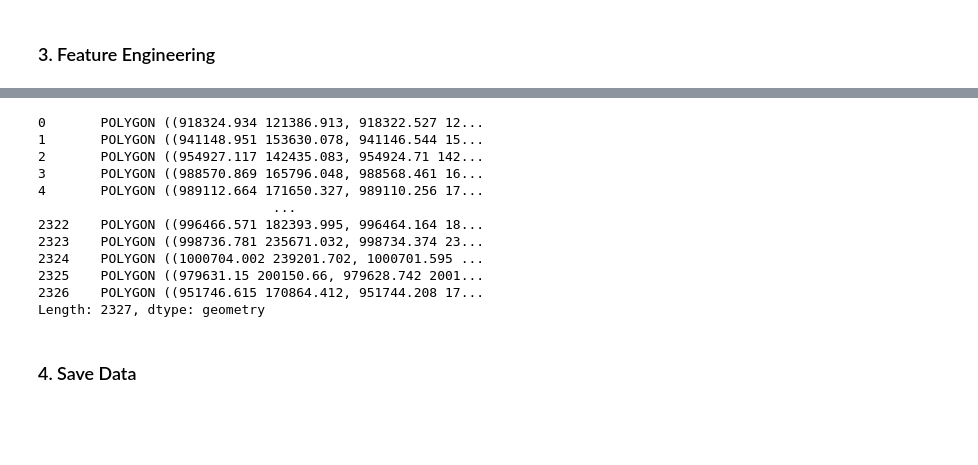
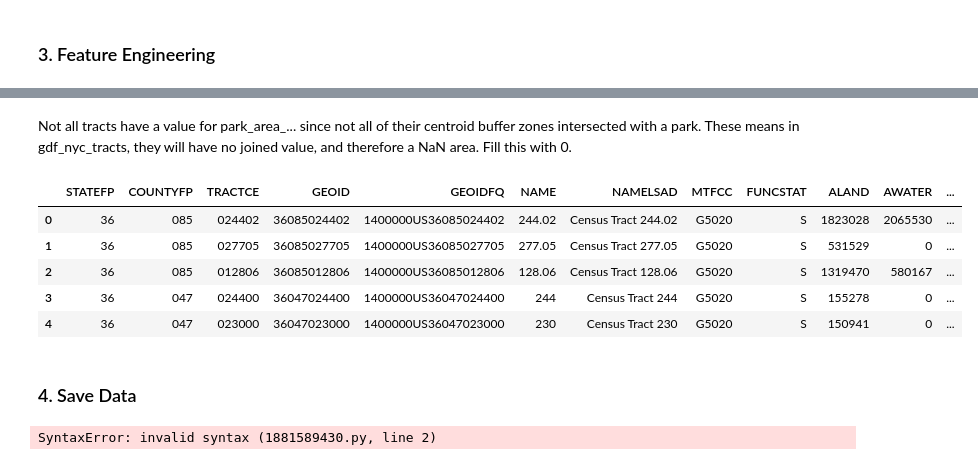
Before and after one commit to yousefja/nori, a Jupyter notebook: notebooks/08_vector_feature_engineering.ipynb, the cells around one changed output, grey strips where cells are left out. Saved outputs shown, nothing was run; the diff lists cells and outputs as text; code cells hidden in the pictures; blank space fills up the shorter version.

Commit message:
created distance to parks and park are in buffer zones feature engineering

```diff
--- a/notebooks/08_distance_to_parks.ipynb
+++ b/notebooks/08_vector_feature_engineering.ipynb
@@ -122,14 +132,14 @@ tract_buffers_500m.to_file("data/processed/buffer_zones.gpkg")
 # %%
-# create new polygons which are the intersections of census tract buffers and nyc park polygons
+# intersect tract buffer zones with nyc parks (creates new polygons)
 # here we use only park polygons since park points do not have an area - see model feature documentation for notes
-gdf_intersections_500m = gpd.overlay(gdf_nyc_parks_polygons, tract_buffers_500m, how='intersection')
-gdf_intersections_1km = gpd.overlay(gdf_nyc_parks_polygons, tract_buffers_1km, how='intersection')
+gdf_intersections_500m = gpd.overlay(gdf_nyc_parks_polygons, tract_centroid_buffers_500m, how='intersection')
+gdf_intersections_1km = gpd.overlay(gdf_nyc_parks_polygons, tract_centroid_buffers_1km, how='intersection')
 # %%
 # calculate area per polygon (after intersection, each row (polygon) is the part of a park that fell within the buffer zone of a tract- this
 # could be either a whole park, or just a part of a park which spanned multiple tract buffer zones)
-gdf_intersections_500m['park_area'] = gdf_intersections_500m.geometry.area
-gdf_intersections_1km['park_area'] = gdf_intersections_1km.geometry.area
+gdf_intersections_500m['park_area_500m_centroid'] = gdf_intersections_500m.geometry.area
+gdf_intersections_1km['park_area_1km_centroid'] = gdf_intersections_1km.geometry.area
 
-# calculate total area of park per tract buffer zone by summing all polygon areas above by GEOID
-gdf_park_area_500m = gdf_intersections_500m.groupby('GEOID')['park_area'].sum()
-gdf_park_area_1km = gdf_intersections_1km.groupby('GEOID')['park_area'].sum()
+# calculate total area of park per tract buffer zone by summing all polygon areas above per GEOID
+gdf_park_area_500m = gdf_intersections_500m.groupby('GEOID')['park_area_500m_centroid'].sum()
+gdf_park_area_1km = gdf_intersections_1km.groupby('GEOID')['park_area_1km_centroid'].sum()
@@ -152,20 +146,26 @@ Name: park_area, Length: 1582, dtype: float64
-# %%
-buffers_500m
-# %% [output]
-0       POLYGON ((918324.934 121386.913, 918322.527 12...
-1       POLYGON ((941148.951 153630.078, 941146.544 15...
-2       POLYGON ((954927.117 142435.083, 954924.71 142...
-3       POLYGON ((988570.869 165796.048, 988568.461 16...
-4       POLYGON ((989112.664 171650.327, 989110.256 17...
-                              ...
-2322    POLYGON ((996466.571 182393.995, 996464.164 18...
-2323    POLYGON ((998736.781 235671.032, 998734.374 23...
-2324    POLYGON ((1000704.002 239201.702, 1000701.595 ...
-2325    POLYGON ((979631.15 200150.66, 979628.742 2001...
-2326    POLYGON ((951746.615 170864.412, 951744.208 17...
-Length: 2327, dtype: geometry
+# %%
+# join area calculations above to nyc tract gdf on GEOID
+gdf_nyc_tracts = gdf_nyc_tracts.merge(gdf_park_area_500m, how='left', on='GEOID')
+gdf_nyc_tracts = gdf_nyc_tracts.merge(gdf_park_area_1km, how='left', on='GEOID')
+# %% [markdown]
+Not all tracts have a value for park_area_... since not all of their centroid buffer zones intersected with a park. These means in gdf_nyc_tracts, they will have no joined value, and therefore a NaN area. Fill this with 0.
+# %%
+gdf_nyc_tracts[['park_area_500m_centroid', 'park_area_1km_centroid']] = gdf_nyc_tracts[['park_area_500m_centroid', 'park_area_1km_centroid']].fillna(0)
+# %%
+# quick visual check of new columns
+gdf_nyc_tracts.head()
+# %% [output]
+|  | STATEFP | COUNTYFP | TRACTCE | GEOID | GEOIDFQ | NAME | NAMELSAD | MTFCC | FUNCSTAT | ALAND | AWATER | ... |
+| 0 | 36 | 085 | 024402 | 36085024402 | 1400000US36085024402 | 244.02 | Census Tract 244.02 | G5020 | S | 1823028 | 2065530 | ... |
+| 1 | 36 | 085 | 027705 | 36085027705 | 1400000US36085027705 | 277.05 | Census Tract 277.05 | G5020 | S | 531529 | 0 | ... |
+| 2 | 36 | 085 | 012806 | 36085012806 | 1400000US36085012806 | 128.06 | Census Tract 128.06 | G5020 | S | 1319470 | 580167 | ... |
+| 3 | 36 | 047 | 024400 | 36047024400 | 1400000US36047024400 | 244 | Census Tract 244 | G5020 | S | 155278 | 0 | ... |
+| 4 | 36 | 047 | 023000 | 36047023000 | 1400000US36047023000 | 230 | Census Tract 230 | G5020 | S | 150941 | 0 | ... |
 # %% [markdown]
 ### 4. Save Data
 # %%
 # export processed tract data
+perhaps save the feature-enhanced tracts layer to a new layer of the geopackage
 gdf_tracts_nyc.to_file(path_output_processed_geodata, layer="tracts")
+# %% [output]
+SyntaxError: invalid syntax (1881589430.py, line 2)
```
Also changed, not shown: parts of 14 cells of this notebook, 2 other files.
